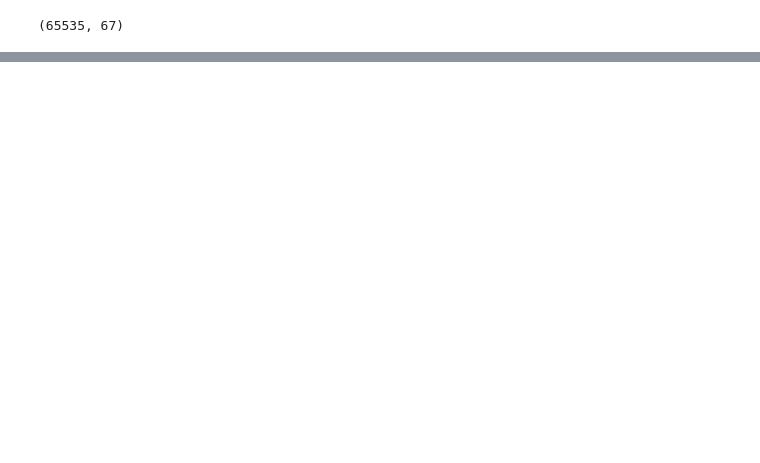
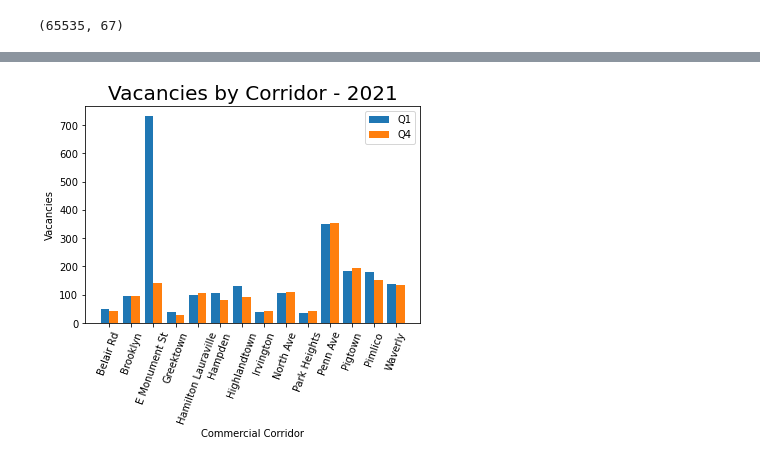
Before and after one commit to Jenkir/vacant_comm_bldgs, a Jupyter notebook: vacants_2021.ipynb, the cells around one changed output, grey strips where cells are left out. Drawn from its saved outputs; the diff is of its cells as text; code cells hidden in the pictures; blank space fills up the shorter version.

```diff
--- a/vacants_2021.ipynb
+++ b/vacants_2021.ipynb
@@ -369,0 +785,4 @@ census_2019_formatted.head()
+# %%
+# Merge the dataframes together based on the Corridor
+mergeQ1_Q4 = pd.merge(balt_aggQ4, balt_aggQ1, on="Corridor")
+mergeQ1_Q4
@@ -369,0 +805,16 @@ census_2019_formatted.head()
+# %%
+# Rename columns so that they are more easily understood
+mergeQ1_Q4 = mergeQ1_Q4.rename(columns={"Business vacancies <24 months_x": "Q4 Business vacancies <24 months",
+                              "Business vacancies >24 months_x": "Q4 Business vacancies >24 months",
+                              "Business no-stat <24 months_x":"Q4 Business no-stat <24 months",
+                              "Business no-stat >24 months_x":"Q4 Business no-stat >24 months",
+                              "Business vacancies <24 months_y": "Q1 Business vacancies <24 months",
+                              "Business vacancies >24 months_y": "Q1 Business vacancies >24 months",
+                              "Business no-stat <24 months_y":"Q1 Business no-stat <24 months",
+                              "Business no-stat >24 months_y":"Q1 Business no-stat >24 months",
+                              "Year_y": "Year"
+                             })
+
+
+mergeQ1_Q4 = mergeQ1_Q4.drop(["Year_x"], axis=1)
+mergeQ1_Q4
@@ -369,0 +957,32 @@ census_2019_formatted.head()
+# %%
+# Create a bar chart to show vacancies for each corridor for 2021 Q4 & Q1
+
+corr = mergeQ1_Q4['Corridor']
+vac_Q1 = mergeQ1_Q4['Q1 Business vacancies >24 months']
+vac_Q4 = mergeQ1_Q4['Q4 Business vacancies >24 months']
+
+x_axis = np.arange(len(corr))   # label locations
+width = 0.35   # width of the bars
+
+
+plt.bar(x_axis -0.2, vac_Q1, width=0.4, label="Q1")
+plt.bar(x_axis +0.2, vac_Q4, width=0.4, label="Q4")
+
+# Rotate labels of the x axis so they're easier to read
+plt.xticks(rotation=70)
+
+#x-axis labels
+plt.xlabel('Commercial Corridor')
+
+#y-axis labels
+plt.ylabel('Vacancies')
+
+#plot title
+plt.title('Vacancies by Corridor - 2021', size=20)
+
+plt.xticks(x_axis, corr)
+plt.legend()
+
+plt.show()
+# %% [output]
+[figure, added]
```
Also changed, not shown: parts of 95 cells of this notebook, 7 other files.
